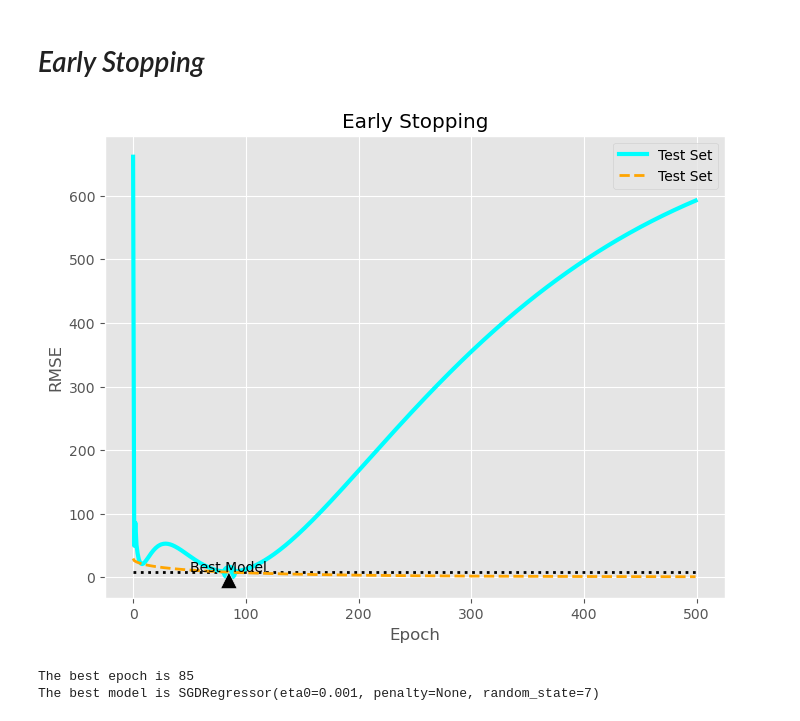
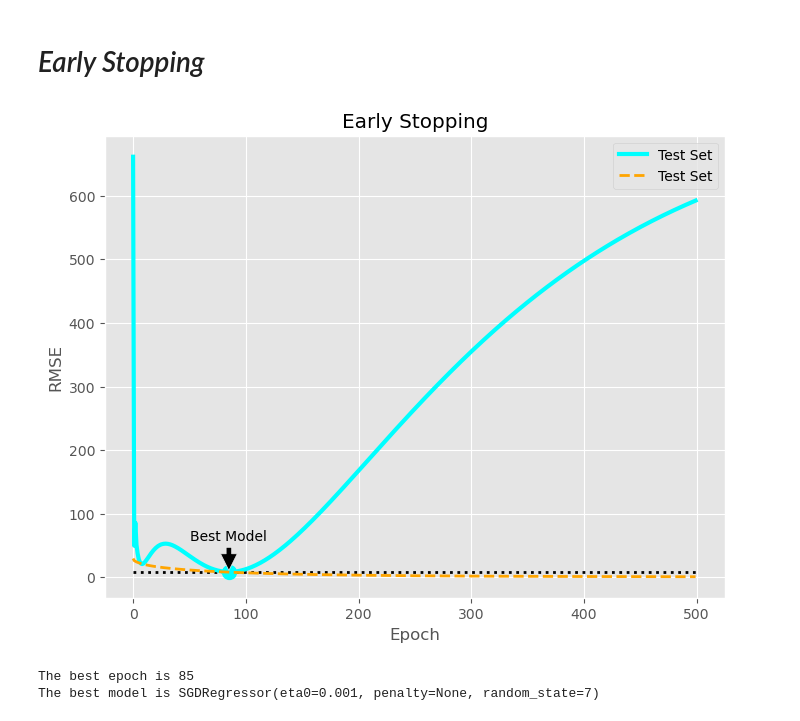
Before and after one commit to h-adithya07/ML_Learnings, a Jupyter notebook: TypesOf_Linear_Regression.ipynb, the cells around one changed output. Saved outputs shown, nothing was run; the diff lists cells and outputs as text; code cells hidden in the pictures.

```diff
--- a/TypesOf_Linear_Regression.ipynb
+++ b/TypesOf_Linear_Regression.ipynb
@@ -356,34 +356,34 @@ best_model = None
 best_epoch = None
 
 for epoch in range(n_epochs):
     sgd_reg.partial_fit(X_train_scaled,y_train)  # partial fit is used so that on next epoch it continues the training from where it left
     y_test_pred = sgd_reg.predict(X_test_scaled)
     test_error = mean_squared_error(y_test,y_test_pred)
     if(test_error<best_test_rmse):
         best_test_rmse = test_error
         best_epoch = epoch
         best_model = deepcopy(sgd_reg) # This will store the SGD mdoel with all the trained wieghts till this epoch
         # best_model = colne(sgd_reg)    # This will just store the model with its hyperparameters only and no trained weights
 
     y_train_pred = sgd_reg.predict(X_train_scaled)
     train_error = mean_squared_error(y_train,y_train_pred)
     test_errors.append(test_error)
     train_errors.append(train_error)
 
 plt.figure(figsize=(8,6))
-plt.annotate("Best Model",xy=(best_epoch,best_test_rmse),xytext=(best_epoch,best_test_rmse+0.7),ha="center",arrowprops=dict(facecolor='black',shrink=0.05))
+plt.annotate("Best Model",xy=(best_epoch,best_test_rmse),xytext=(best_epoch,best_test_rmse+50),ha="center",arrowprops=dict(facecolor='black',shrink=0.05))
 plt.plot([0,n_epochs],[best_test_rmse,best_test_rmse],linestyle=":",linewidth=2,color="black")
 plt.plot(test_errors,color="cyan",linewidth=3,label="Test Set")
 plt.plot(best_epoch,best_test_rmse,color="cyan",marker="o",markersize=10)
 plt.plot(train_errors,color="orange",linewidth=2,linestyle="--",label="Test Set")
 plt.legend(loc="best")
 plt.xlabel("Epoch")
 plt.ylabel("RMSE")
 plt.title("Early Stopping")
 plt.show()
 print(f"The best epoch is {best_epoch}")
 print(f"The best model is {best_model}")
 # %% [output]
-[figure, old version]
+[figure, new version]
 The best epoch is 85
 The best model is SGDRegressor(eta0=0.001, penalty=None, random_state=7)
```
